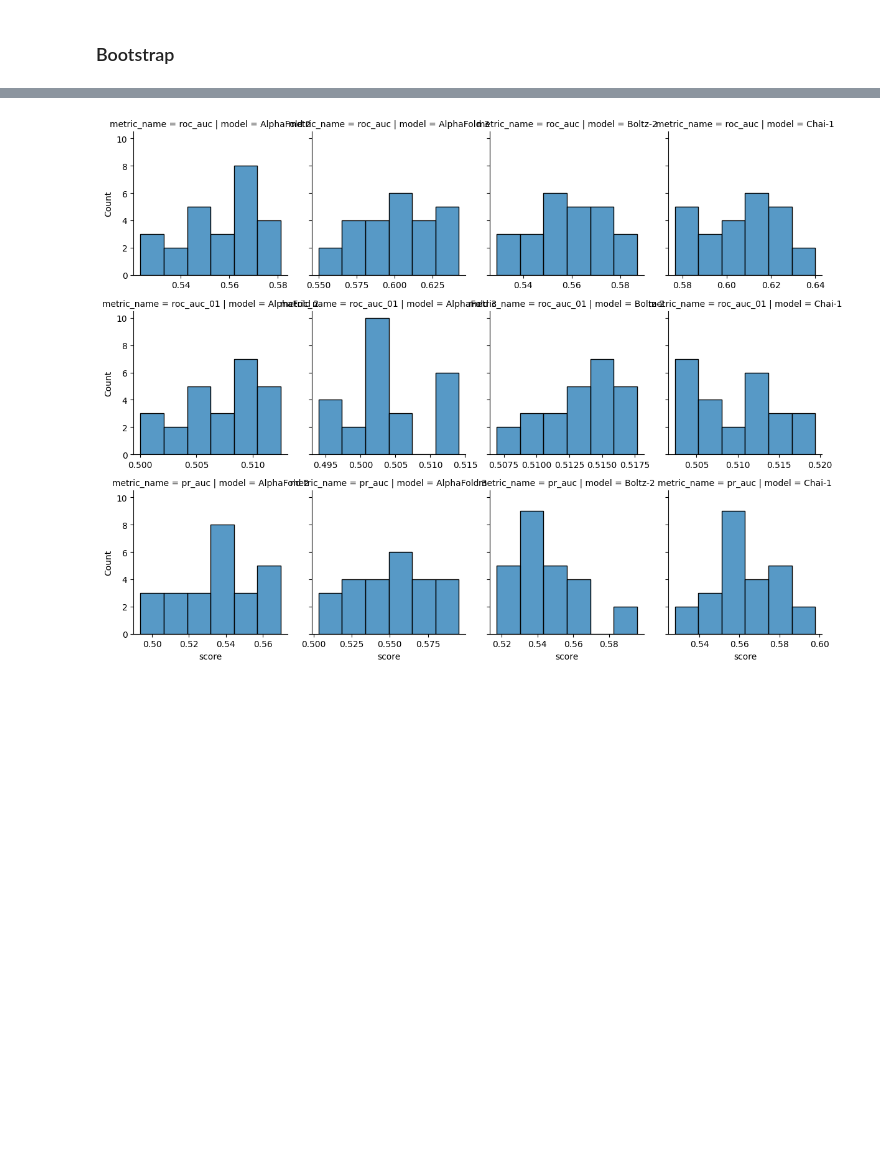
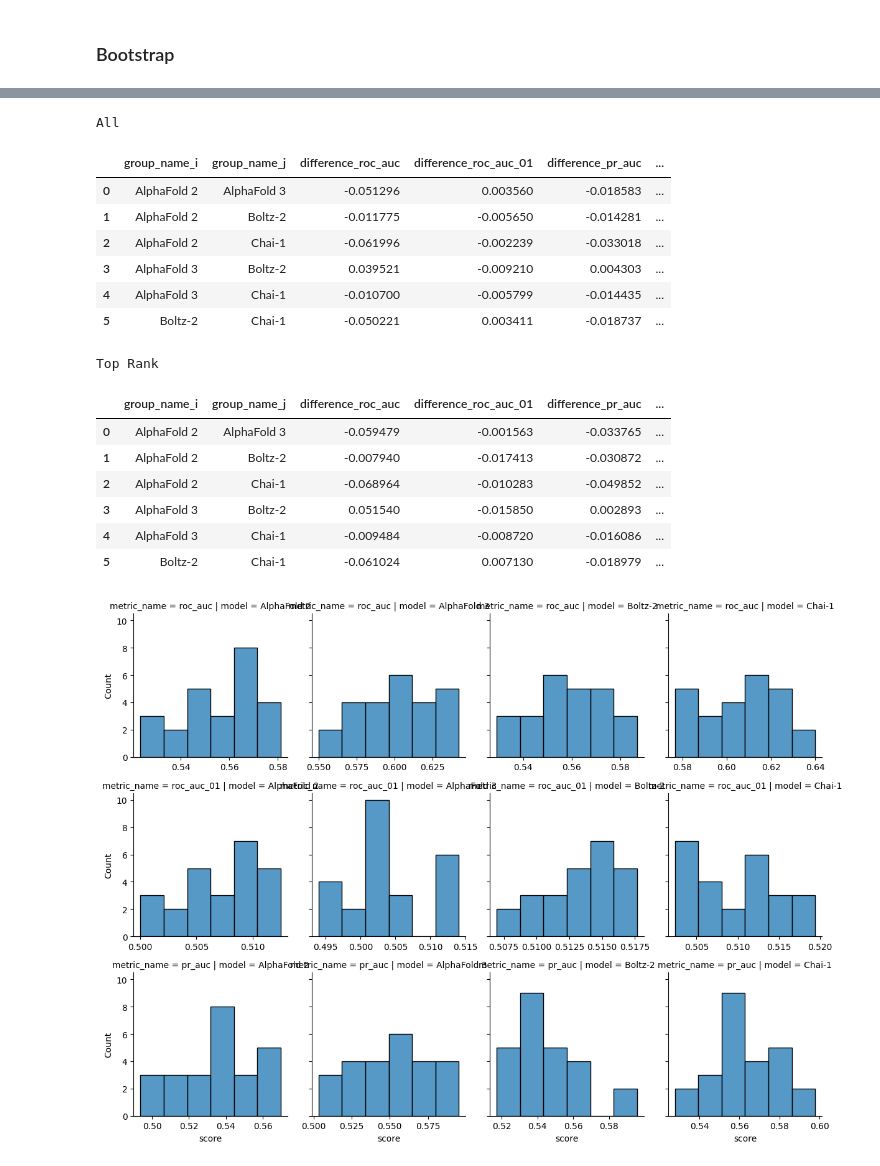
Before and after one commit to benjiemc/tcr-pmhc-predicted-structures, a Jupyter notebook: notebooks/benchmark_structure_prediction_methods.ipynb, the cells around one changed output, grey strips where cells are left out. Drawn from its saved outputs; the diff is of its cells as text; code cells hidden in the pictures; blank space fills up the shorter version.

```diff
--- a/notebooks/benchmark_structure_prediction_methods.ipynb
+++ b/notebooks/benchmark_structure_prediction_methods.ipynb
@@ -179,3 +240,78 @@ for metric_name in ('roc_auc', 'roc_auc_01', 'pr_auc'):
+# %%
+print('All')
+
+metric_scores_differences = calculate_differences(metric_scores)
+samples_metric_scores_differences = (
+    samples_metric_scores.groupby('sample_num')
+    .apply(calculate_differences, include_groups=False)
+    .groupby(['group_name_i', 'group_name_j'])
+    .agg(['sem'])
+)
+samples_metric_scores_differences.columns = ['_'.join(column) for column in samples_metric_scores_differences.columns]
+samples_metric_scores_differences = samples_metric_scores_differences.reset_index()
+
+metric_scores_differences = metric_scores_differences.merge(samples_metric_scores_differences)
+
+for metric in 'roc_auc', 'roc_auc_01', 'pr_auc':
+    metric_scores_differences[f'{metric}_ci'] = metric_scores_differences.apply(
+        lambda row, metric=metric: (
+            row[f'difference_{metric}'] - row[f'difference_{metric}_sem'],
+            row[f'difference_{metric}'] + row[f'difference_{metric}_sem'],
+        ),
+        axis=1,
+    )
+
+ipy_display.display(metric_scores_differences)
+
+print()
+
+print('Top Rank')
+
+metric_scores_differences_top_rank = calculate_differences(metric_scores_top_rank)
+samples_metric_scores_differences_top_rank = (
+    samples_metric_scores_top_rank.groupby('sample_num')
+    .apply(calculate_differences, include_groups=False)
+    .groupby(['group_name_i', 'group_name_j'])
+    .agg(['sem'])
+)
+samples_metric_scores_differences_top_rank.columns = [
+    '_'.join(column) for column in samples_metric_scores_differences_top_rank.columns
+]
+samples_metric_scores_differences_top_rank = samples_metric_scores_differences_top_rank.reset_index()
+
+metric_scores_differences_top_rank = metric_scores_differences_top_rank.merge(
+    samples_metric_scores_differences_top_rank
+)
+
+for metric in 'roc_auc', 'roc_auc_01', 'pr_auc':
+    metric_scores_differences_top_rank[f'{metric}_ci'] = metric_scores_differences_top_rank.apply(
+        lambda row, metric=metric: (
+            row[f'difference_{metric}'] - row[f'difference_{metric}_sem'],
+            row[f'difference_{metric}'] + row[f'difference_{metric}_sem'],
+        ),
+        axis=1,
+    )
+
+ipy_display.display(metric_scores_differences_top_rank)
+
+print()
+# %% [output]
+All
+|  | group_name_i | group_name_j | difference_roc_auc | difference_roc_auc_01 | difference_pr_auc | ... |
+| 0 | AlphaFold 2 | AlphaFold 3 | -0.051296 | 0.003560 | -0.018583 | ... |
+| 1 | AlphaFold 2 | Boltz-2 | -0.011775 | -0.005650 | -0.014281 | ... |
+| 2 | AlphaFold 2 | Chai-1 | -0.061996 | -0.002239 | -0.033018 | ... |
+| 3 | AlphaFold 3 | Boltz-2 | 0.039521 | -0.009210 | 0.004303 | ... |
+| 4 | AlphaFold 3 | Chai-1 | -0.010700 | -0.005799 | -0.014435 | ... |
+| 5 | Boltz-2 | Chai-1 | -0.050221 | 0.003411 | -0.018737 | ... |
+Top Rank
+|  | group_name_i | group_name_j | difference_roc_auc | difference_roc_auc_01 | difference_pr_auc | ... |
+| 0 | AlphaFold 2 | AlphaFold 3 | -0.059479 | -0.001563 | -0.033765 | ... |
+| 1 | AlphaFold 2 | Boltz-2 | -0.007940 | -0.017413 | -0.030872 | ... |
+| 2 | AlphaFold 2 | Chai-1 | -0.068964 | -0.010283 | -0.049852 | ... |
+| 3 | AlphaFold 3 | Boltz-2 | 0.051540 | -0.015850 | 0.002893 | ... |
+| 4 | AlphaFold 3 | Chai-1 | -0.009484 | -0.008720 | -0.016086 | ... |
+| 5 | Boltz-2 | Chai-1 | -0.061024 | 0.007130 | -0.018979 | ... |
 # %%
 sns.FacetGrid(
     samples_metric_scores.melt(
```
Also changed, not shown: parts of 3 cells of this notebook, 3 other files.
